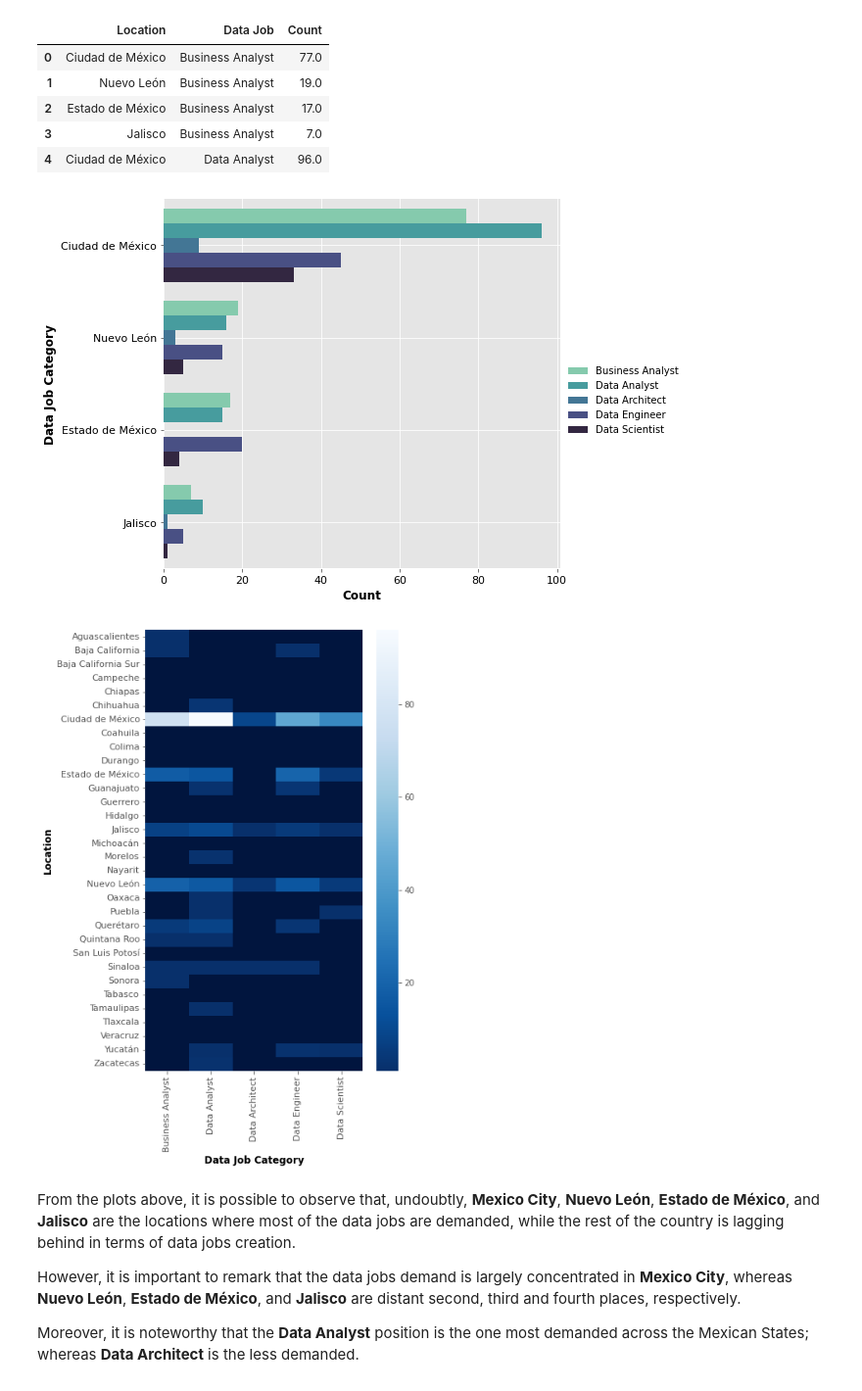
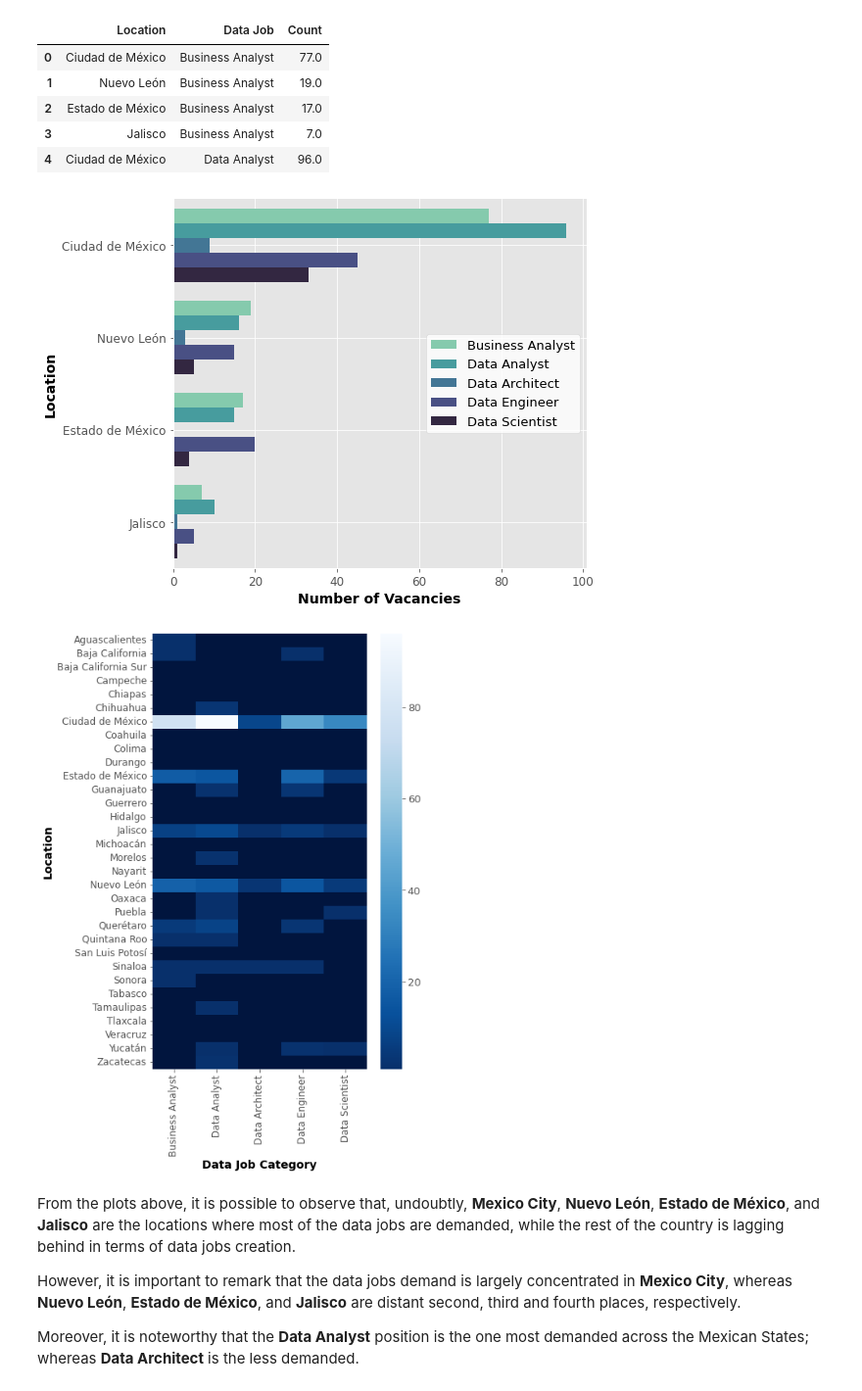
Before and after one commit to DanielEduardoLopez/DataJobsMX2022, a Jupyter notebook: 3-DataAnalysisViz.ipynb, the cells around one changed output. Shown at 98% size. Drawn from its saved outputs; the diff is of its cells as text; code cells hidden in the pictures.

```diff
--- a/3-DataAnalysisViz.ipynb
+++ b/3-DataAnalysisViz.ipynb
@@ -343,37 +347,38 @@ jobs_per_state_selected.head()
 # %%
 # Grouped bar chart of each data job for selected states
 g = sns.catplot(
     data = jobs_per_state_selected, kind = "bar",
     x = "Count", y = "Location", hue = "Data Job",
     ci = "sd", palette = "mako_r", alpha = 1, height = 6,
-    aspect = 1.3
+    aspect = 1.3, legend = False
 )
-g.despine(left=True)
-g.legend.set_title("")
-plt.xlabel('Count', weight = 'bold', fontsize = 12, color = 'black')
-plt.ylabel('Data Job Category', weight = 'bold', fontsize = 12, color = 'black')
-plt.xticks(color = 'black', fontsize = 11)
-plt.yticks(color = 'black', fontsize = 11)
+plt.legend(facecolor = 'white', loc = 'center right', fontsize = 13)
+plt.xlabel('Number of Vacancies', weight = 'bold', fontsize = 14, color = 'black')
+plt.ylabel('Location', weight = 'bold', fontsize = 14, color = 'black')
+plt.xticks(fontsize = 12)
+plt.yticks(fontsize = 12)
 plt.grid({'both'})
 plt.show()
 # %% [output]
-[figure, old version]
+[figure, new version]
 # %%
 # Heatmap of Data jobs per State
 heatmap_data = jobs_per_state_pivot.set_index('Location').merge(states_df, left_on='Location', right_on='State', how = 'outer').fillna(0).\
                 drop(columns = ['Total','ID',	'Count','Percentage']).sort_values('State', ascending = True).set_index('State')
 plt.figure(figsize = (6,10))
-hm = sns.heatmap(heatmap_data,
+ax = sns.heatmap(heatmap_data,
             cmap = "Blues_r",
             mask = (heatmap_data == 0))
-hm.set_facecolor('xkcd:navy')
-plt.xlabel('Data Job Category', weight = 'bold', fontsize = 12, color = 'black')
-plt.ylabel('Location', weight = 'bold', fontsize = 12, color = 'black')
-plt.xticks(fontsize = 11)
-plt.yticks(fontsize = 11)
+ax.set_facecolor('xkcd:navy')
+cbar = ax.collections[0].colorbar
+cbar.ax.tick_params(labelsize=13)
+plt.xlabel('Data Job Category', weight = 'bold', fontsize = 14, color = 'black')
+plt.ylabel('Location', weight = 'bold', fontsize = 14, color = 'black')
+plt.xticks(fontsize = 12)
+plt.yticks(fontsize = 12)
 plt.show()
 # %% [output]
-[figure, old version]
+[figure, new version]
 # %% [markdown]
 From the plots above, it is possible to observe that, undoubtly, **Mexico City**, **Nuevo León**,  **Estado de México**, and **Jalisco** are the locations where most of the data jobs are demanded, while the rest of the country is lagging behind in terms of data jobs creation.
 
```
Also changed, not shown: parts of 77 cells of this notebook.
